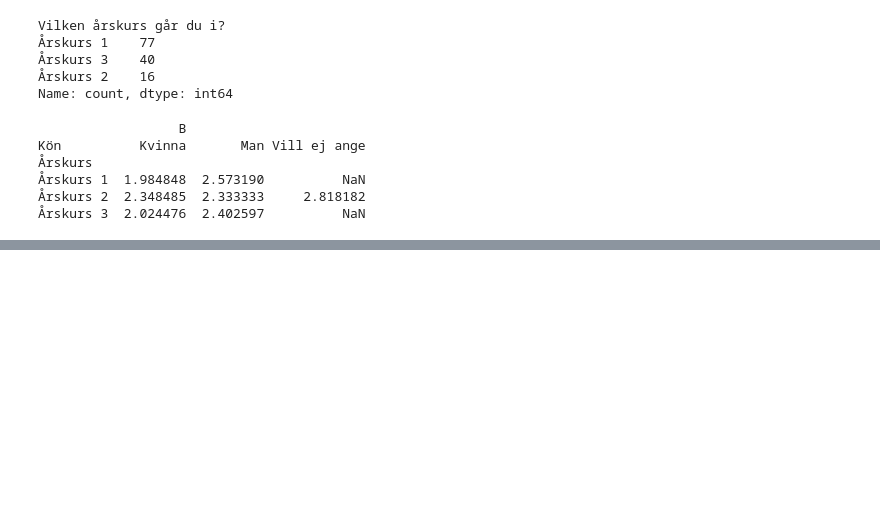
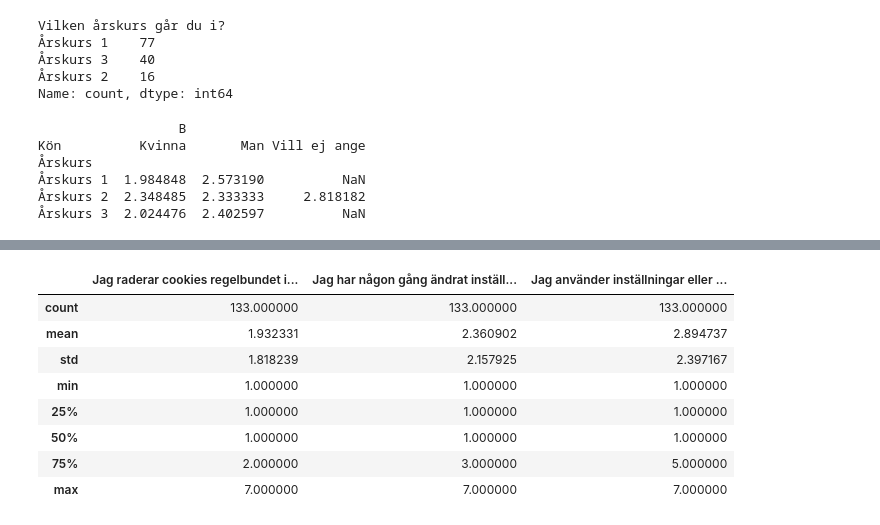
Before and after one commit to stenhoff40/Examensarbete_analys, a Jupyter notebook: analys_data.ipynb, the cells around one changed output, grey strips where cells are left out. Drawn from its saved outputs; the diff is of its cells as text; code cells hidden in the pictures; blank space fills up the shorter version.

```diff
--- a/analys_data.ipynb
+++ b/analys_data.ipynb
@@ -776,0 +808,12 @@ df_resp_sum.head()
+# %%
+utvalda_b3.describe()
+# %% [output]
+|  | Jag raderar cookies regelbundet i... | Jag har någon gång ändrat inställ... | Jag använder inställningar eller ... |
+| count | 133.000000 | 133.000000 | 133.000000 |
+| mean | 1.932331 | 2.360902 | 2.894737 |
+| std | 1.818239 | 2.157925 | 2.397167 |
+| min | 1.000000 | 1.000000 | 1.000000 |
+| 25% | 1.000000 | 1.000000 | 1.000000 |
+| 50% | 1.000000 | 1.000000 | 1.000000 |
+| 75% | 2.000000 | 3.000000 | 5.000000 |
+| max | 7.000000 | 7.000000 | 7.000000 |
```
Also changed, not shown: parts of 10 cells of this notebook, 2 other files.
